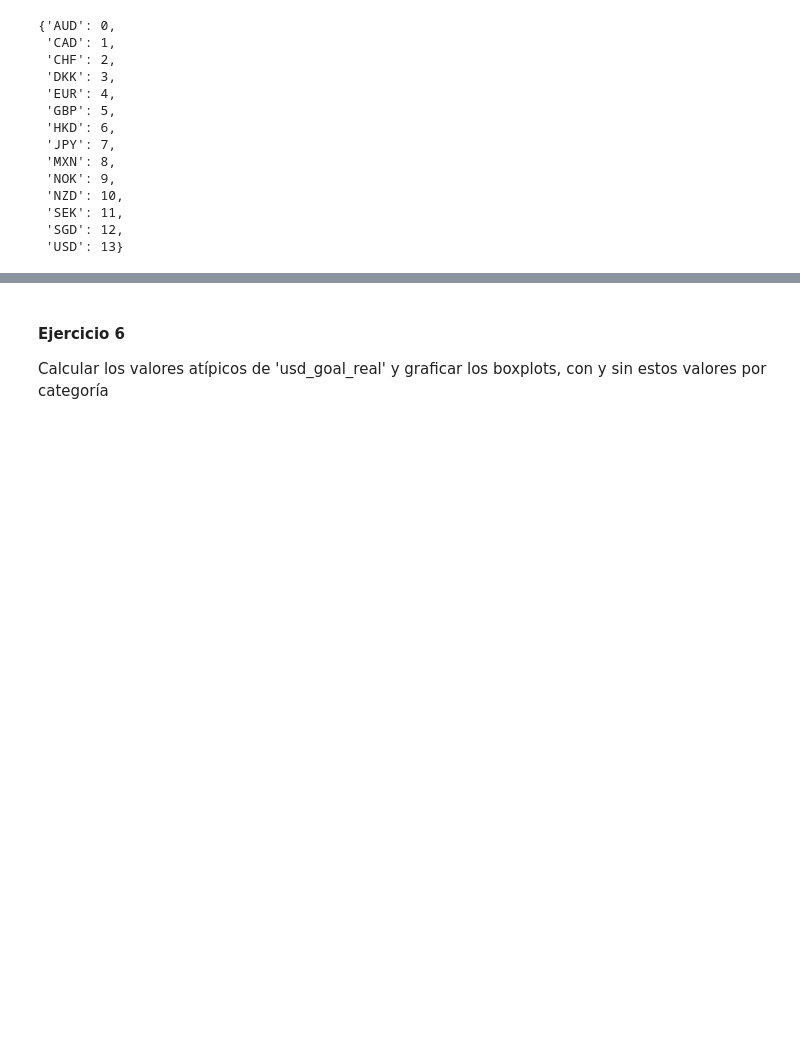
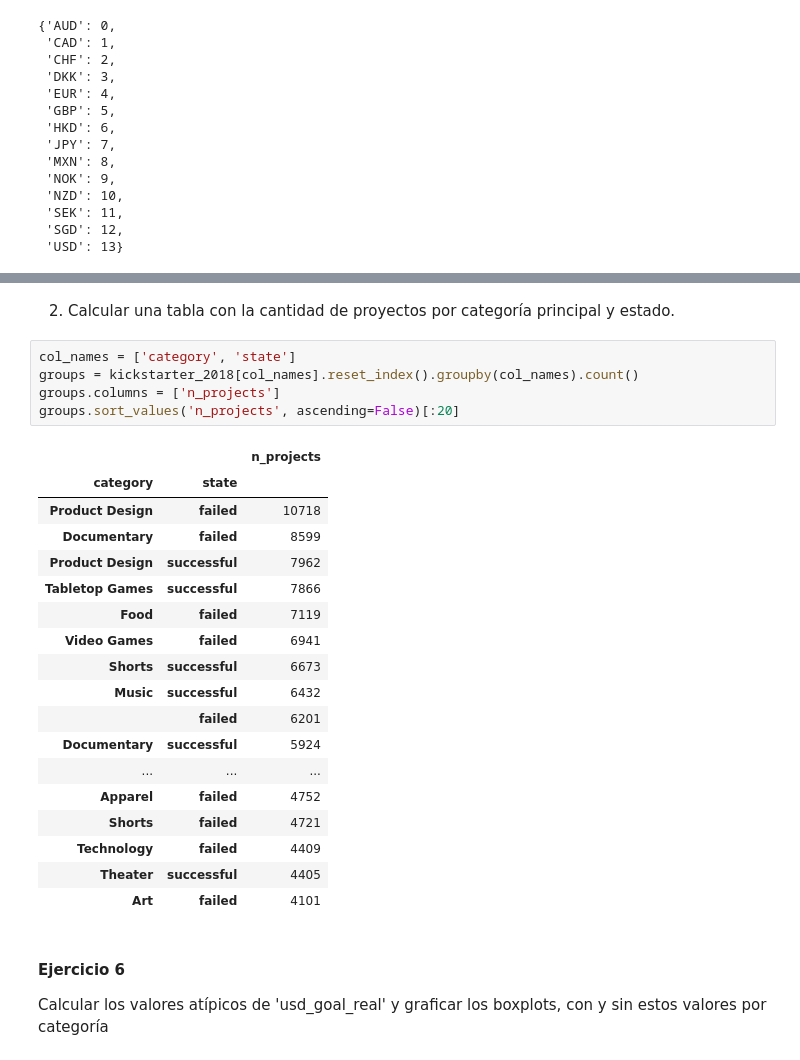
Before and after one commit to FrancoMSuarez/diplomatura-data_science-IA, a Jupyter notebook: Trabajo_Practico_2/20200620_Clase_2b.ipynb, the cells around one changed output, grey strips where cells are left out. Saved outputs shown, nothing was run; the diff lists cells and outputs as text; blank space fills up the shorter version.

```diff
--- a/Trabajo_Practico_2/20200620_Clase_2b.ipynb
+++ b/Trabajo_Practico_2/20200620_Clase_2b.ipynb
@@ -157,3 +181,29 @@ pd.DataFrame(label_binarizer.transform(kickstarter_2018.currency),
+# %% [markdown]
+2. Calcular una tabla con la cantidad de proyectos por categoría principal y estado.
+# %%
+col_names = ['category', 'state']
+groups = kickstarter_2018[col_names].reset_index().groupby(col_names).count()
+groups.columns = ['n_projects']
+groups.sort_values('n_projects', ascending=False)[:20]
+# %% [output]
+|  |  | n_projects |
+| category | state |  |
+| Product Design | failed | 10718 |
+| Documentary | failed | 8599 |
+| Product Design | successful | 7962 |
+| Tabletop Games | successful | 7866 |
+| Food | failed | 7119 |
+| Video Games | failed | 6941 |
+| Shorts | successful | 6673 |
+| Music | successful | 6432 |
+|  | failed | 6201 |
+| Documentary | successful | 5924 |
+| ... | ... | ... |
+| Apparel | failed | 4752 |
+| Shorts | failed | 4721 |
+| Technology | failed | 4409 |
+| Theater | successful | 4405 |
+| Art | failed | 4101 |
 # %% [markdown]
 #### Ejercicio 6
 
```
Also changed, not shown: parts of 7 cells of this notebook, 1 other file.
